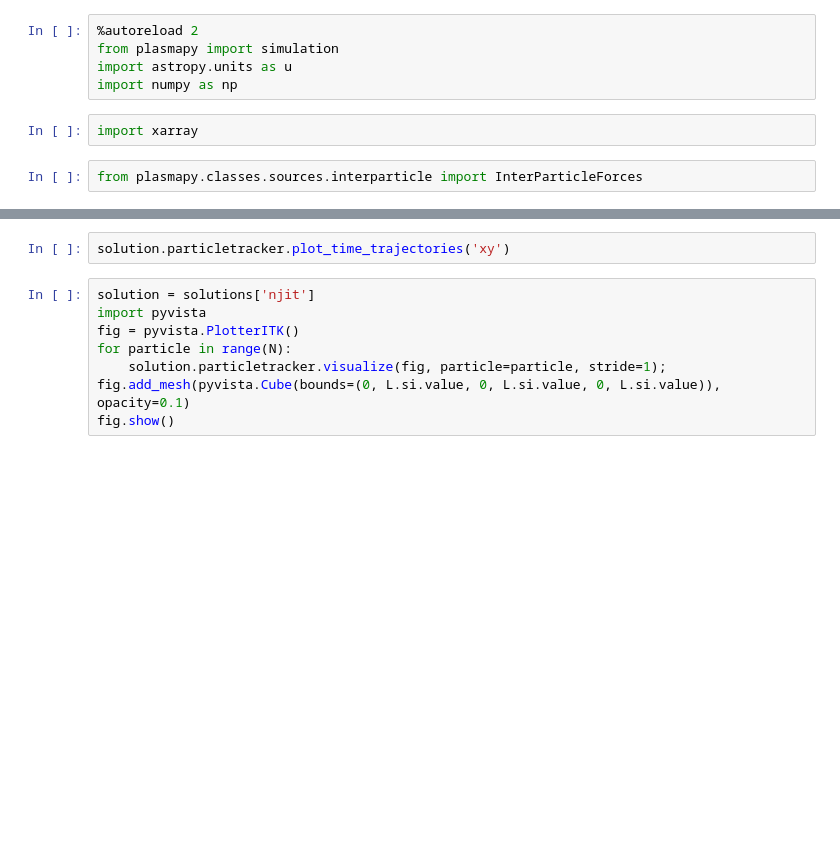
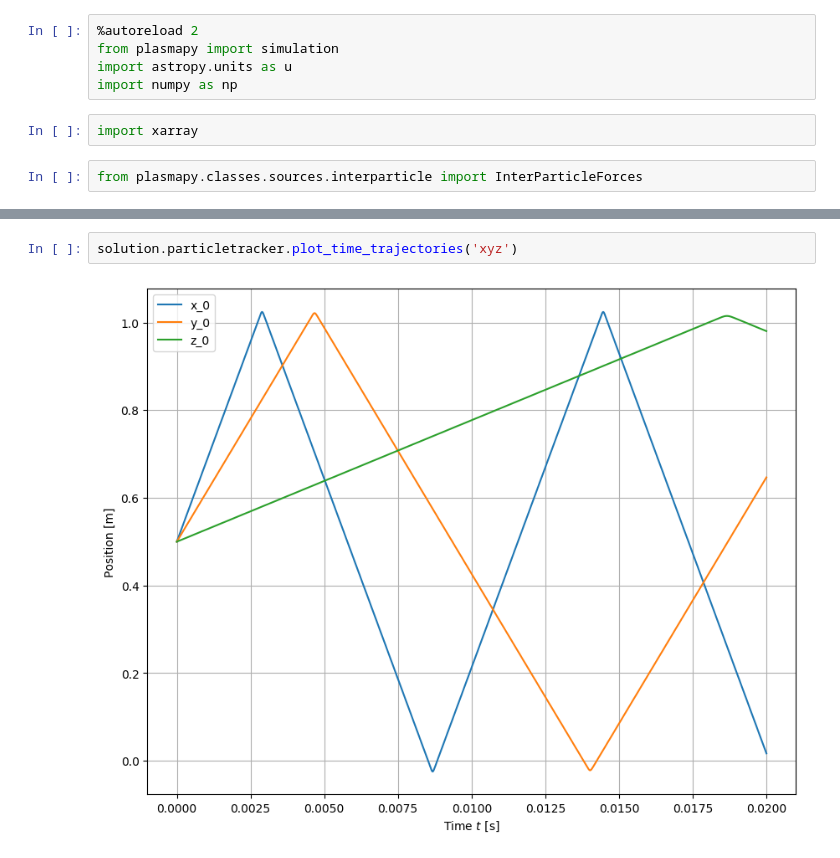
Before and after one commit to lauraxinzhang/PlasmaPy, a Jupyter notebook: notebooks/NBodyWallCollision.ipynb, the cells around one changed output, grey strips where cells are left out. Saved outputs shown, nothing was run; the diff lists cells and outputs as text; blank space fills up the shorter version.

```diff
--- a/notebooks/NBodyWallCollision.ipynb
+++ b/notebooks/NBodyWallCollision.ipynb
@@ -74,10 +70,4 @@ NameError: name 'solution' is not defined
 # %%
-solution.particletracker.plot_time_trajectories('xy')
+solution.particletracker.plot_time_trajectories('xyz')
+# %% [output]
+[figure, added]
-# %%
-solution = solutions['njit']
-import pyvista
-fig = pyvista.PlotterITK()
-for particle in range(N):
-    solution.particletracker.visualize(fig, particle=particle, stride=1);
-fig.add_mesh(pyvista.Cube(bounds=(0, L.si.value, 0, L.si.value, 0, L.si.value)), opacity=0.1)
-fig.show()
```
Also changed, not shown: parts of 10 cells of this notebook, 1 other file.
